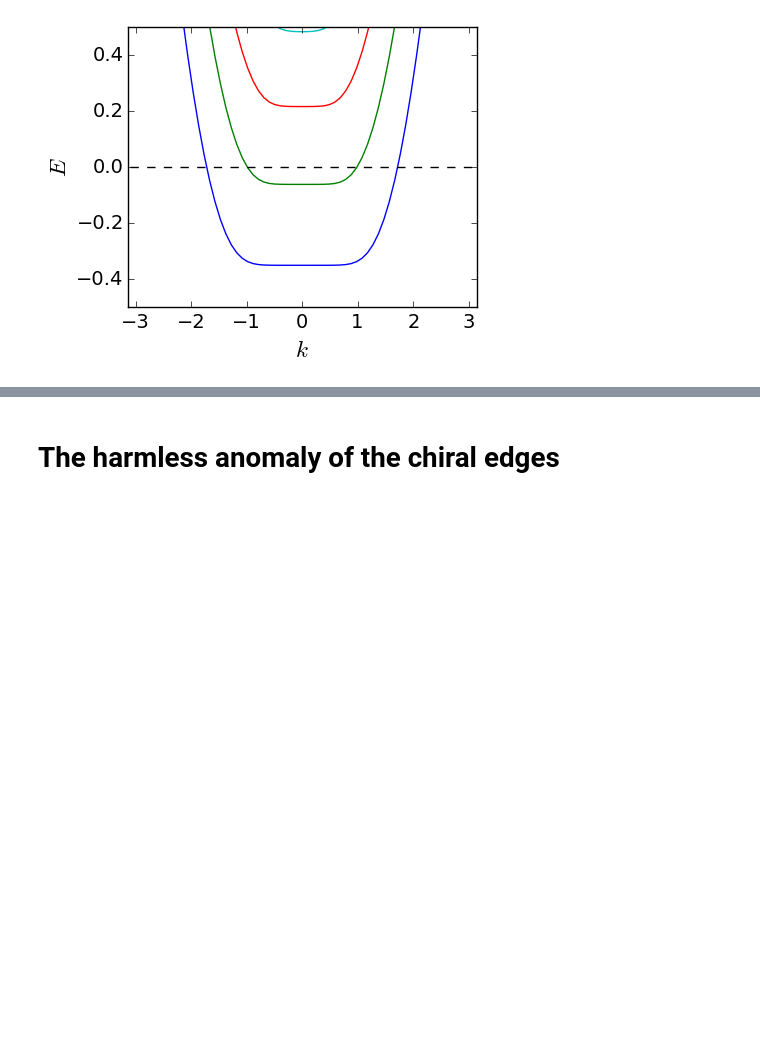
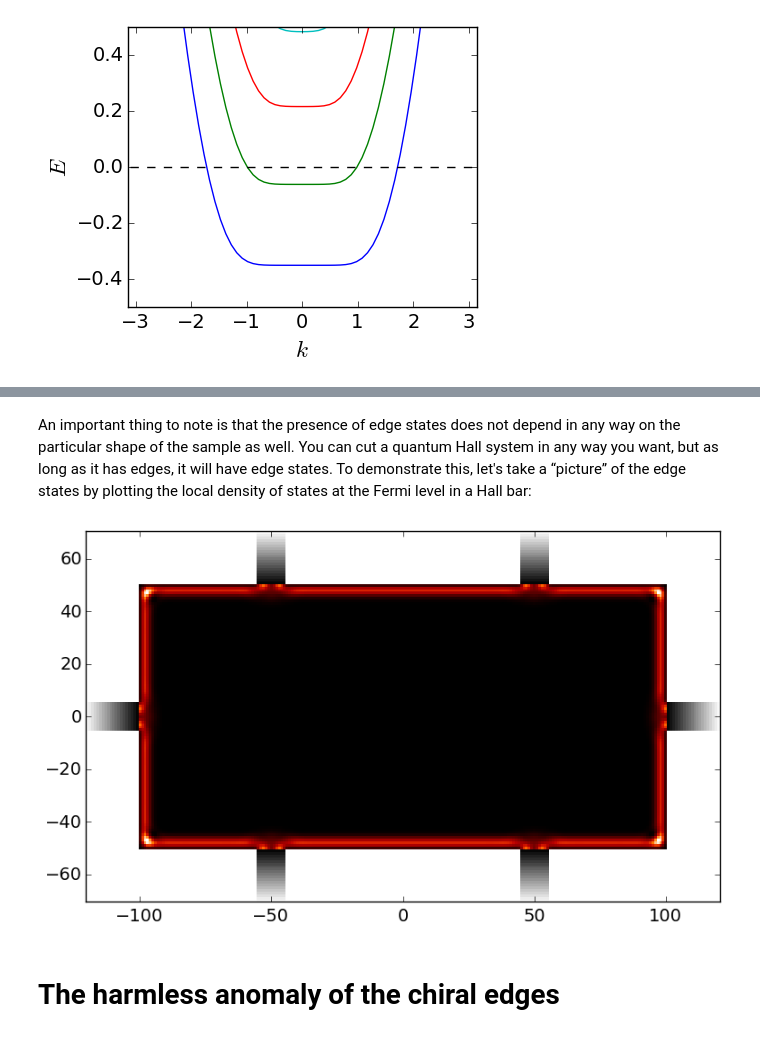
Before and after one commit to topocm/topocm_content, a Jupyter notebook: w3_pump_QHE/QHEedgestates.ipynb, the cells around one changed output, grey strips where cells are left out. Drawn from its saved outputs; the diff is of its cells as text; code cells hidden in the pictures; blank space fills up the shorter version.

Commit message:
proofread 3.3 (ongoing), add nice hall bar ldos plot

```diff
--- a/w3_pump_QHE/QHEedgestates.ipynb
+++ b/w3_pump_QHE/QHEedgestates.ipynb
@@ -290,3 +309,17 @@ plt.show()
+# %% [markdown]
+An important thing to note is that the presence of edge states does not depend in any way on the particular shape of the sample as well. You can cut a quantum Hall system in any way you want, but as long as it has edges, it will have edge states. To demonstrate this, let's take a “picture” of the edge states by plotting the local density of states at the Fermi level in a Hall bar:
+# %%
+W = 20
+par = SimpleNamespace(t=1, mu = 0.3, mu_lead=0.3, B=0.15, phi=0.0)
+sys = qhe_hall_bar(L=200, W=100)
+# %%
+fig = plt.figure(figsize=[20,20])
+
+ax0 = fig.add_subplot(1,2,1)
+ldos = kwant.ldos(sys, energy=0.0, args=[par])
+kwant.plotter.map(sys, ldos, num_lead_cells=20, colorbar=False, ax=ax0);
+# %% [output]
+[figure, added]
 # %% [markdown]
 # The harmless anomaly of the chiral edges
 # %% [markdown]
```
Also changed, not shown: parts of 10 cells of this notebook, 1 other file.
